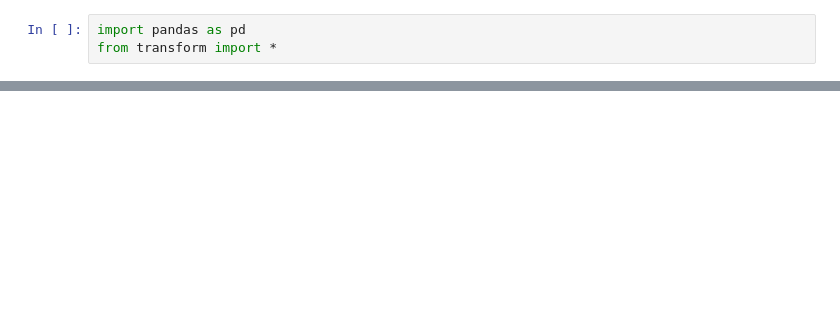
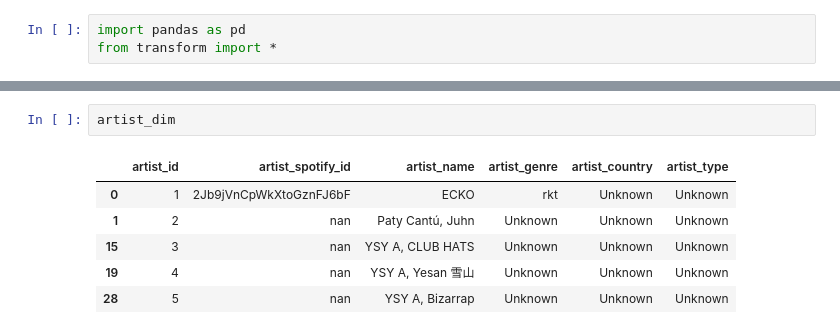
Before and after one commit to martynalesniak/spotify-dwh, a Jupyter notebook: etl/transform/test_tranform.ipynb, the cells around one changed output, grey strips where cells are left out. Saved outputs shown, nothing was run; the diff lists cells and outputs as text; blank space fills up the shorter version.

```diff
--- a/etl/transform/test_tranform.ipynb
+++ b/etl/transform/test_tranform.ipynb
@@ -49,0 +77,9 @@ Index(['track_name', 'rank', 'date', 'artist_name', 'region', 'chart_type',
+# %%
+artist_dim
+# %% [output]
+|  | artist_id | artist_spotify_id | artist_name | artist_genre | artist_country | artist_type |
+| 0 | 1 | 2Jb9jVnCpWkXtoGznFJ6bF | ECKO | rkt | Unknown | Unknown |
+| 1 | 2 | nan | Paty Cantú, Juhn | Unknown | Unknown | Unknown |
+| 15 | 3 | nan | YSY A, CLUB HATS | Unknown | Unknown | Unknown |
+| 19 | 4 | nan | YSY A, Yesan 雪山 | Unknown | Unknown | Unknown |
+| 28 | 5 | nan | YSY A, Bizarrap | Unknown | Unknown | Unknown |
```
Also changed, not shown: parts of 10 cells of this notebook, 9 other files.
